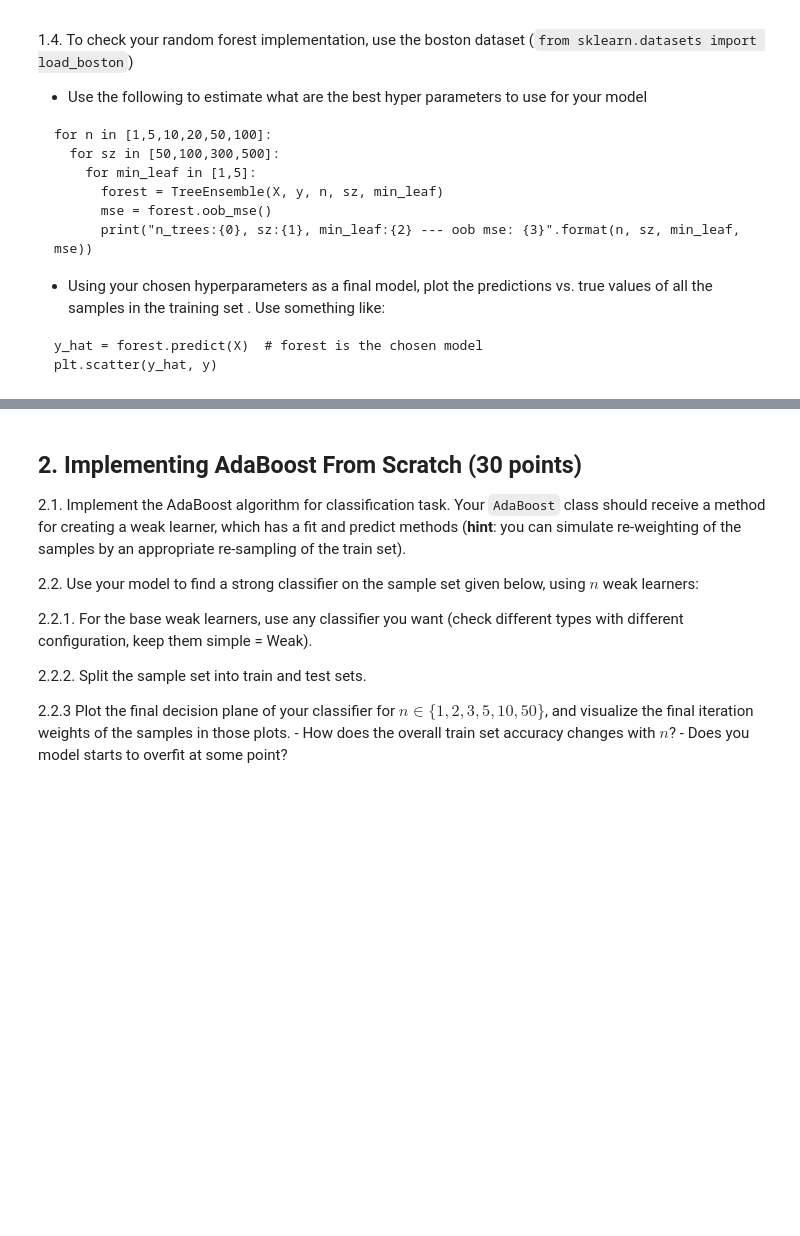
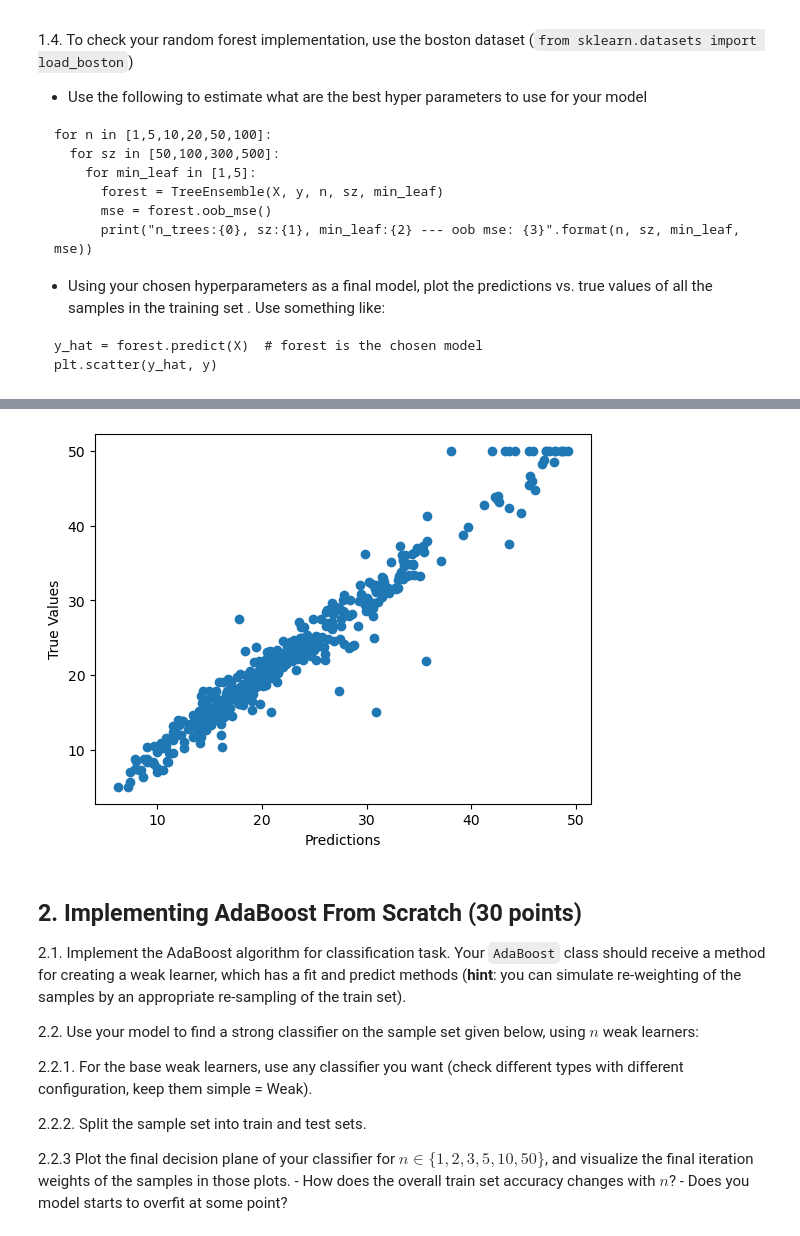
Before and after one commit to anidima/ydata_ml_sl, a Jupyter notebook: SL_HW7_Ensemble.ipynb, the cells around one changed output, grey strips where cells are left out. Saved outputs shown, nothing was run; the diff lists cells and outputs as text; code cells hidden in the pictures; blank space fills up the shorter version.

Commit message:
Random Forest

```diff
--- a/SL_HW7_Ensemble.ipynb
+++ b/SL_HW7_Ensemble.ipynb
@@ -92,5 +114,5 @@ class TreeEnsemble():
 # %%
 data_url = "http://lib.stat.cmu.edu/datasets/boston"
 raw_df = pd.read_csv(data_url, sep="\s+", skiprows=22, header=None)
-data = np.hstack([raw_df.values[::2, :], raw_df.values[1::2, :2]])
-target = raw_df.values[1::2, 2]
+X = np.hstack([raw_df.values[::2, :], raw_df.values[1::2, :2]])
+y = raw_df.values[1::2, 2]
@@ -101,7 +118,0 @@ rf = TreeEnsemble(X, y, n_trees=100, sample_sz=5, n_features=1, min_leaf=1)
-# %%
-X = np.array([[0.1, 0.5, 0.3],
-              [0.2, 0.6, 0.4],
-              [0.3, 0.7, 0.5],
-              [0.4, 0.8, 0.6],
-              [0.5, 0.9, 0.7]])
-y = np.array([10, 20, 30, 40, 50])
@@ -112,3 +144,12 @@ X.shape[0]
+# %%
+forest = TreeEnsemble(X, y, 20, 300, min_leaf=1)
+y_hat = forest.predict(X)
+plt.scatter(y_hat, y)
+plt.xlabel("Predictions")
+plt.ylabel("True Values")
+plt.show()
+# %% [output]
+[figure, added]
 # %% [markdown]
 ## 2. Implementing AdaBoost From Scratch (30 points)
 
```
Also changed, not shown: parts of 5 cells of this notebook.
